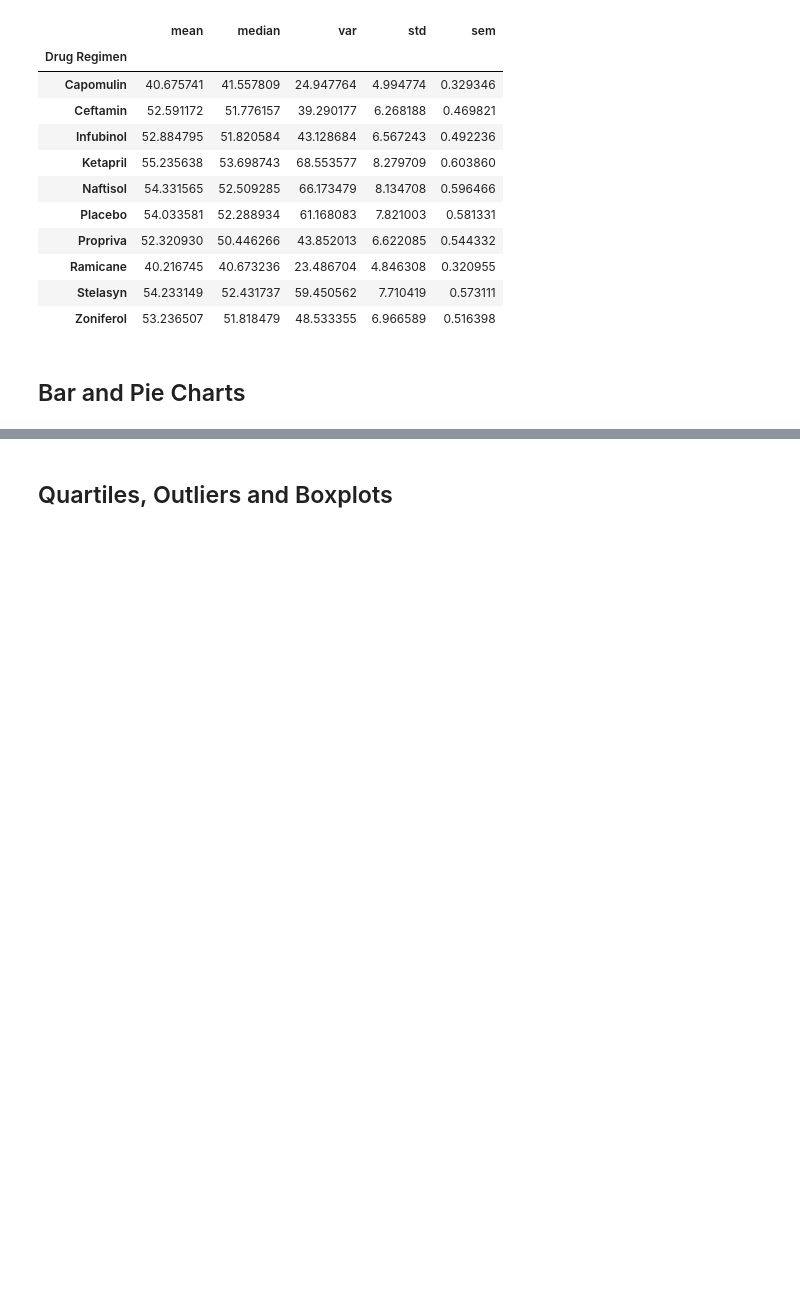
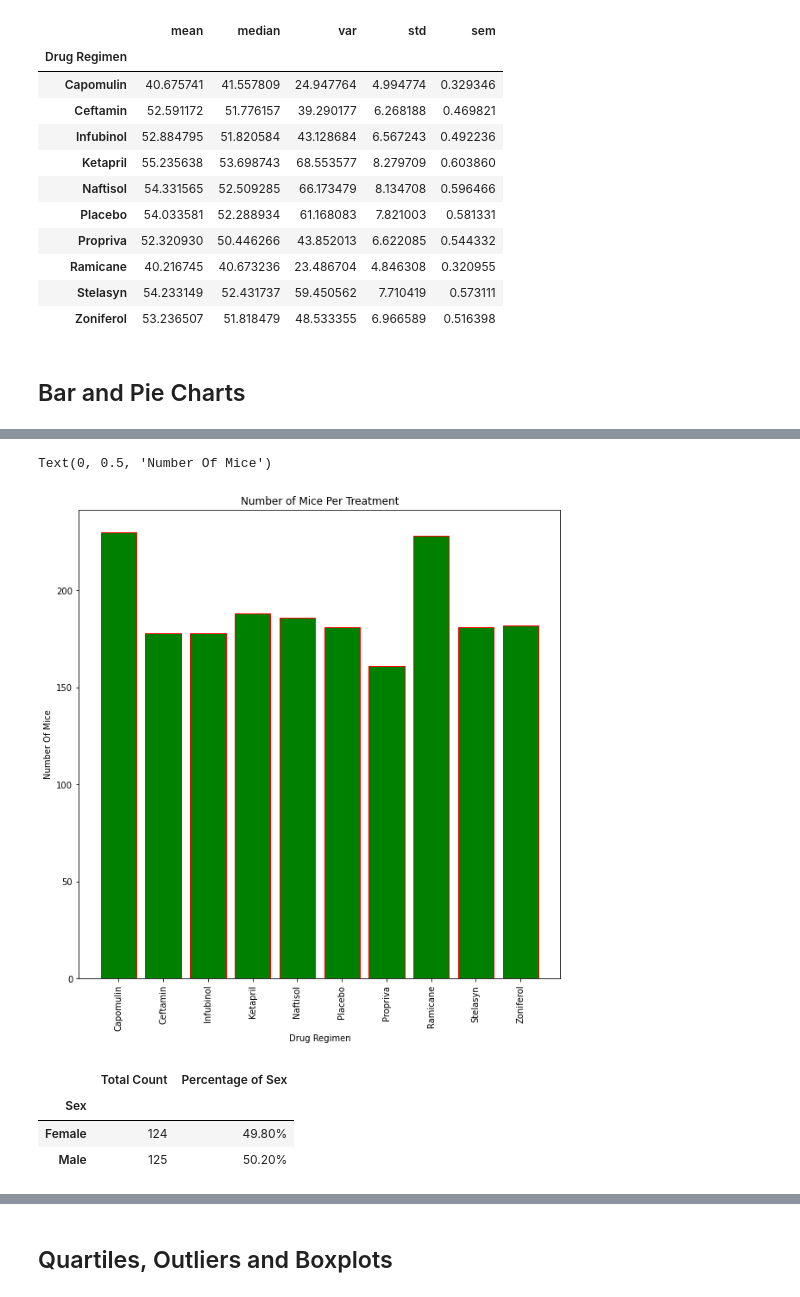
Before and after one commit to couma-dev/Matplotlib-Challenge, a Jupyter notebook: 05-Matplotlib/Instructions/Pymaceuticals/pymaceuticals_starter.ipynb, the cells around one changed output, grey strips where cells are left out. Drawn from its saved outputs; the diff is of its cells as text; code cells hidden in the pictures; blank space fills up the shorter version.

```diff
--- a/05-Matplotlib/Instructions/Pymaceuticals/pymaceuticals_starter.ipynb
+++ b/05-Matplotlib/Instructions/Pymaceuticals/pymaceuticals_starter.ipynb
@@ -146,0 +155,18 @@ plt.show()
+# %%
+# Generate a bar plot showing the total number of timepoints for all mice tested for each drug regimen using pyplot.
+# create a list to hold the number of mice
+mice_ls= (combined_mouse_data.groupby(["Drug Regimen"])["Mouse ID"].count()).tolist()
+
+x_axis = np.arange(len(mice_count_per_treatment))
+fig1, ax1 = plt.subplots(figsize=(10, 10))
+plt.bar(x_axis, mice_ls, color='g', edgecolor ='r')
+
+tick_locations = [value for value in x_axis]
+
+plt.xticks(tick_locations, ['Capomulin', 'Ceftamin', 'Infubinol', 'Ketapril', 'Naftisol', 'Placebo', 'Propriva', 'Ramicane', 'Stelasyn', 'Zoniferol'],  rotation='vertical')
+plt.title('Number of Mice Per Treatment')
+plt.xlabel('Drug Regimen')
+plt.ylabel('Number Of Mice')
+# %% [output]
+Text(0, 0.5, 'Number Of Mice')
+[figure, added]
@@ -146,0 +183,9 @@ plt.show()
+# %%
+# format the "Percentage of Sex" column
+mouse_gender['Percentage of Sex'] = mouse_gender["Percentage of Sex"].map("{:,.2%}".format)
+mouse_gender
+# %% [output]
+|  | Total Count | Percentage of Sex |
+| Sex |  |  |
+| Female | 124 | 49.80% |
+| Male | 125 | 50.20% |
```
Also changed, not shown: parts of 28 cells of this notebook.
